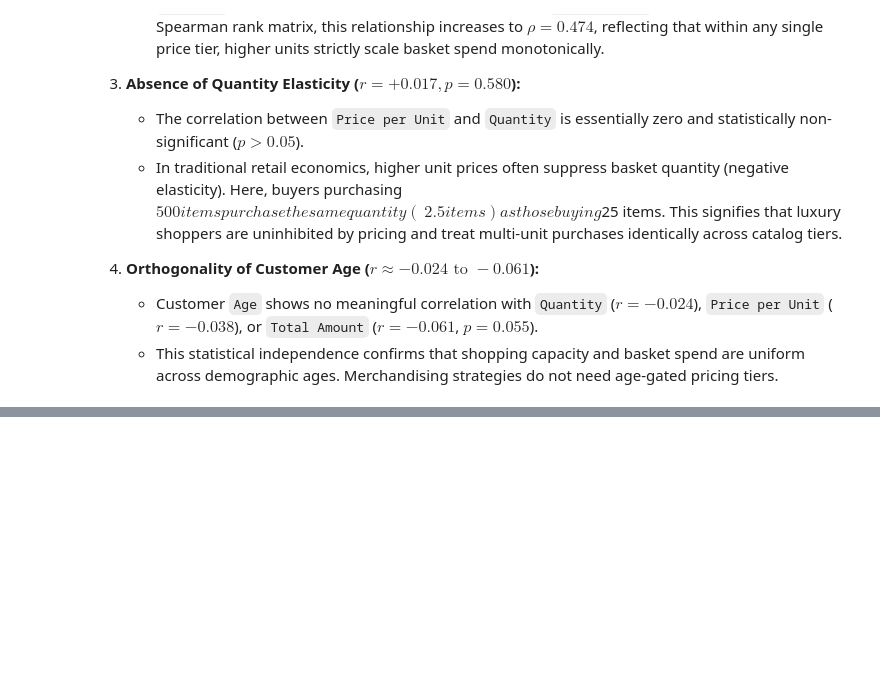
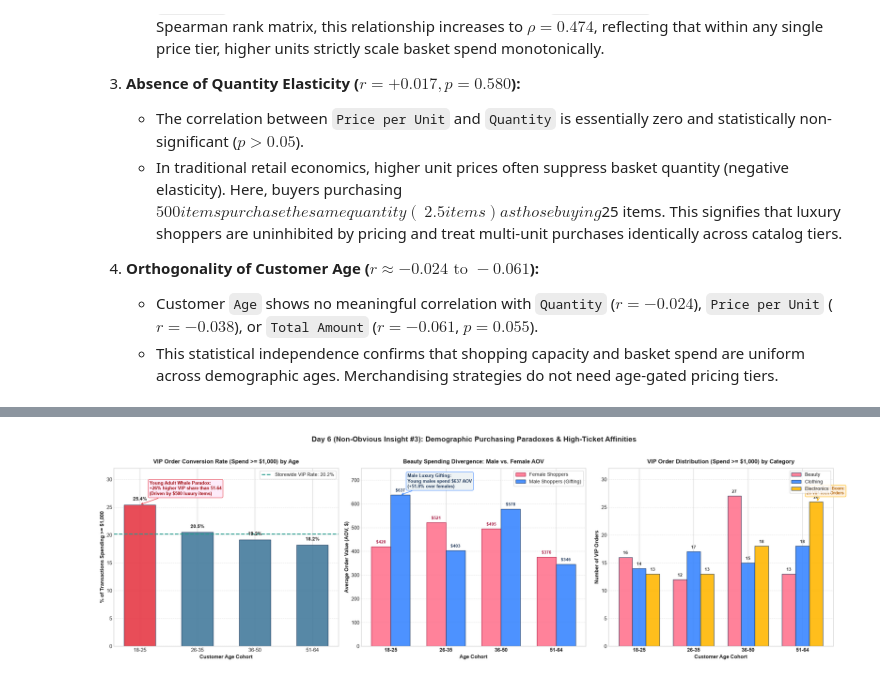
Before and after one commit to addu91577-sketch/OIBSIP, a Jupyter notebook: DataAnalytics-L1-EDARetailSales/Notebooks/01_retail_sales_eda.ipynb, the cells around one changed output, grey strips where cells are left out. Saved outputs shown, nothing was run; the diff lists cells and outputs as text; code cells hidden in the pictures; blank space fills up the shorter version.

```diff
--- a/DataAnalytics-L1-EDARetailSales/Notebooks/01_retail_sales_eda.ipynb
+++ b/DataAnalytics-L1-EDARetailSales/Notebooks/01_retail_sales_eda.ipynb
@@ -1825,0 +2222,90 @@ plt.show()
+# %%
+fig, (ax1, ax2, ax3) = plt.subplots(1, 3, figsize=(22, 6.5))
+fig.suptitle('Day 6 (Non-Obvious Insight #3): Demographic Purchasing Paradoxes & High-Ticket Affinities', fontsize=15, fontweight='bold', y=1.02)
+
+# Panel 1: VIP Conversion Rate by Age Cohort
+store_vip_avg_rate = df['Is_VIP'].mean() * 100
+colors_vip = ['#e63946' if x == vip_cohort_metrics['VIP_Rate_Pct'].max() else '#457b9d' for x in vip_cohort_metrics['VIP_Rate_Pct']]
+cohort_labels_short = [str(c).split(' ')[0] for c in vip_cohort_metrics.index]
+
+bars1 = ax1.bar(cohort_labels_short, vip_cohort_metrics['VIP_Rate_Pct'], color=colors_vip, edgecolor='#1d3557', alpha=0.9, width=0.55)
+ax1.axhline(store_vip_avg_rate, color='#2a9d8f', linestyle='--', linewidth=2, label=f'Storewide VIP Rate: {store_vip_avg_rate:.1f}%')
+ax1.set_title('VIP Order Conversion Rate (Spend >= $1,000) by Age', fontsize=12, fontweight='bold', pad=10)
+ax1.set_xlabel('Customer Age Cohort', fontsize=10.5, fontweight='bold')
+ax1.set_ylabel('% of Transactions Spending >= $1,000', fontsize=10.5, fontweight='bold')
+ax1.legend(loc='upper right', frameon=True, fontsize=10)
+ax1.grid(True, linestyle='--', alpha=0.5, axis='y')
+
+for bar in bars1:
+    h = bar.get_height()
+    ax1.text(bar.get_x() + bar.get_width()/2, h + 0.6, f'{h:.1f}%', ha='center', va='bottom', fontsize=10, fontweight='bold')
+
+ax1.annotate('Young Adult Whale Paradox:\n+26% higher VIP share than 51-64\n(Driven by $500 luxury items)',
+             (0, vip_cohort_metrics['VIP_Rate_Pct'].iloc[0]), xytext=(20, 20), textcoords='offset points',
+             fontsize=9, fontweight='bold', color='#9d0208',
+             bbox=dict(boxstyle='round,pad=0.3', facecolor='#feeafa', edgecolor='#e63946', alpha=0.9),
+             arrowprops=dict(arrowstyle='->', color='#e63946', lw=1.2))
+ax1.set_ylim([0, 32])
+
+# Panel 2: Gender Beauty Spend Divergence
+beauty_aov_df = beauty_gender_age['AOV']
+x = np.arange(len(beauty_aov_df))
+w = 0.35
+
+rects_f = ax2.bar(x - w/2, beauty_aov_df['Female'], w, label='Female Shoppers', color='#ff758f', edgecolor='#a4133c', alpha=0.9)
+rects_m = ax2.bar(x + w/2, beauty_aov_df['Male'], w, label='Male Shoppers (Gifting)', color='#3a86ff', edgecolor='#1d3557', alpha=0.9)
+
+ax2.set_xticks(x)
+ax2.set_xticklabels(cohort_labels_short, fontsize=10.5, fontweight='bold')
+ax2.set_title('Beauty Spending Divergence: Male vs. Female AOV', fontsize=12, fontweight='bold', pad=10)
+ax2.set_xlabel('Age Cohort', fontsize=10.5, fontweight='bold')
+ax2.set_ylabel('Average Order Value (AOV, $)', fontsize=10.5, fontweight='bold')
+ax2.legend(loc='upper right', frameon=True, fontsize=10)
+ax2.grid(True, linestyle='--', alpha=0.5, axis='y')
+
+for rect in rects_f:
+    h = rect.get_height()
+    ax2.text(rect.get_x() + rect.get_width()/2, h + 10, f'${h:.0f}', ha='center', va='bottom', fontsize=8.5, fontweight='bold', color='#a4133c')
+for rect in rects_m:
+    h = rect.get_height()
+    ax2.text(rect.get_x() + rect.get_width()/2, h + 10, f'${h:.0f}', ha='center', va='bottom', fontsize=8.5, fontweight='bold', color='#1d3557')
+
+ax2.annotate('Male Luxury Gifting:\nYoung males spend $637 AOV\n(+51.8% over females)',
+             (0 + w/2, beauty_aov_df['Male'].iloc[0]), xytext=(15, 15), textcoords='offset points',
+             fontsize=9, fontweight='bold', color='#1d3557',
+             bbox=dict(boxstyle='round,pad=0.3', facecolor='#edf2f4', edgecolor='#3a86ff', alpha=0.9),
+             arrowprops=dict(arrowstyle='->', color='#3a86ff', lw=1.2))
+ax2.set_ylim([0, 750])
+
+# Panel 3: VIP Orders by Department across Cohorts
+cat_colors = {'Beauty': '#ff758f', 'Clothing': '#3a86ff', 'Electronics': '#ffb703'}
+w_cat = 0.25
+x_cat = np.arange(len(vip_cat_cohort_df))
+
+for i, cat in enumerate(['Beauty', 'Clothing', 'Electronics']):
+    counts = vip_cat_cohort_df[cat]
+    bars = ax3.bar(x_cat + (i - 1)*w_cat, counts, w_cat, label=cat, color=cat_colors[cat], edgecolor='#1d3557', alpha=0.9)
+    for b in bars:
+        h = b.get_height()
+        if h > 0:
+            ax3.text(b.get_x() + b.get_width()/2, h + 0.4, f'{int(h)}', ha='center', va='bottom', fontsize=8.5, fontweight='bold')
+
+ax3.set_xticks(x_cat)
+ax3.set_xticklabels(cohort_labels_short, fontsize=10.5, fontweight='bold')
+ax3.set_title('VIP Order Distribution (Spend >= $1,000) by Category', fontsize=12, fontweight='bold', pad=10)
+ax3.set_xlabel('Customer Age Cohort', fontsize=10.5, fontweight='bold')
+ax3.set_ylabel('Number of VIP Orders', fontsize=10.5, fontweight='bold')
+ax3.legend(loc='upper right', frameon=True, fontsize=10)
+ax3.grid(True, linestyle='--', alpha=0.5, axis='y')
+
+ax3.annotate('Mature Tech Boom:\n26 VIP Tech Orders', (3 + w_cat, vip_cat_cohort_df['Electronics'].iloc[3]),
+             xytext=(-20, 15), textcoords='offset points', fontsize=8.5, fontweight='bold', color='#b25e00',
+             bbox=dict(boxstyle='round,pad=0.3', facecolor='#fff3e0', edgecolor='#ffb703', alpha=0.9),
+             arrowprops=dict(arrowstyle='->', color='#ffb703', lw=1.2))
+ax3.set_ylim([0, 32])
+
+plt.tight_layout()
+plt.savefig(os.path.join(screenshots_dir, '16_demographic_persona_archetypes_and_vip_propensity.png'), dpi=300, bbox_inches='tight')
+plt.show()
+# %% [output]
+[figure, added]
```
Also changed, not shown: parts of 18 cells of this notebook, 4 other files.
